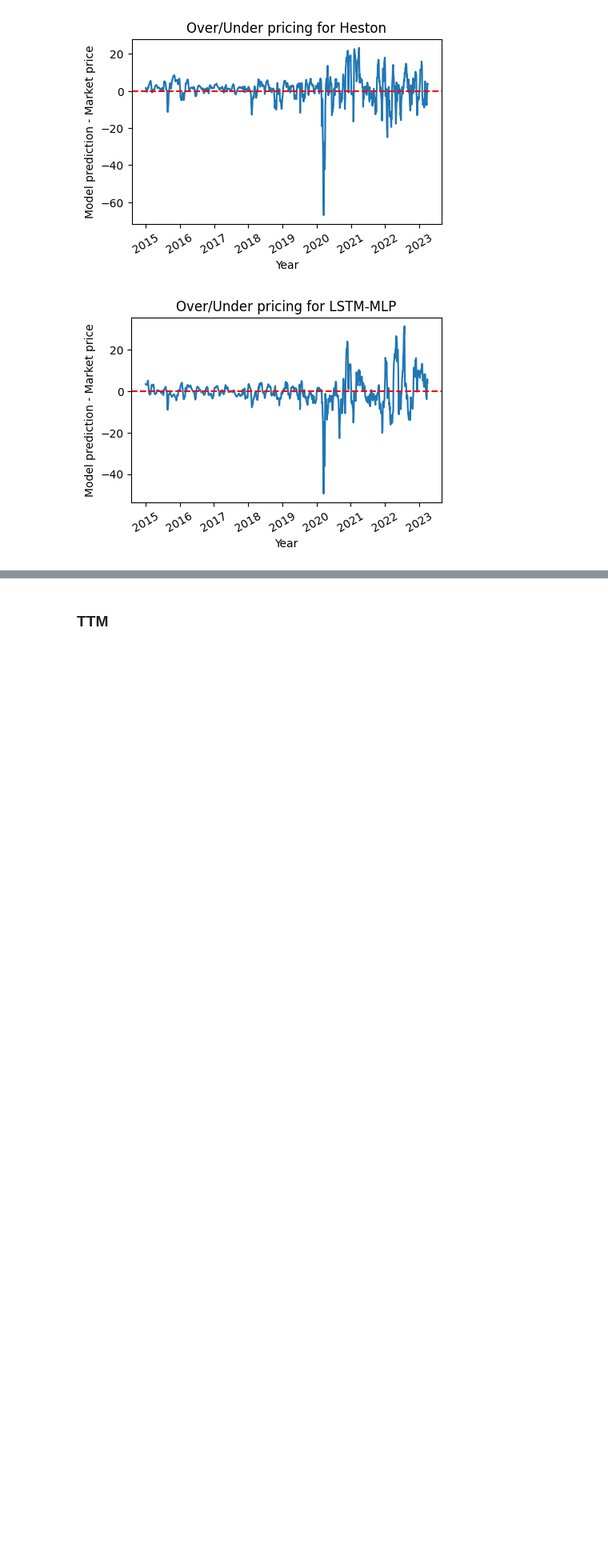
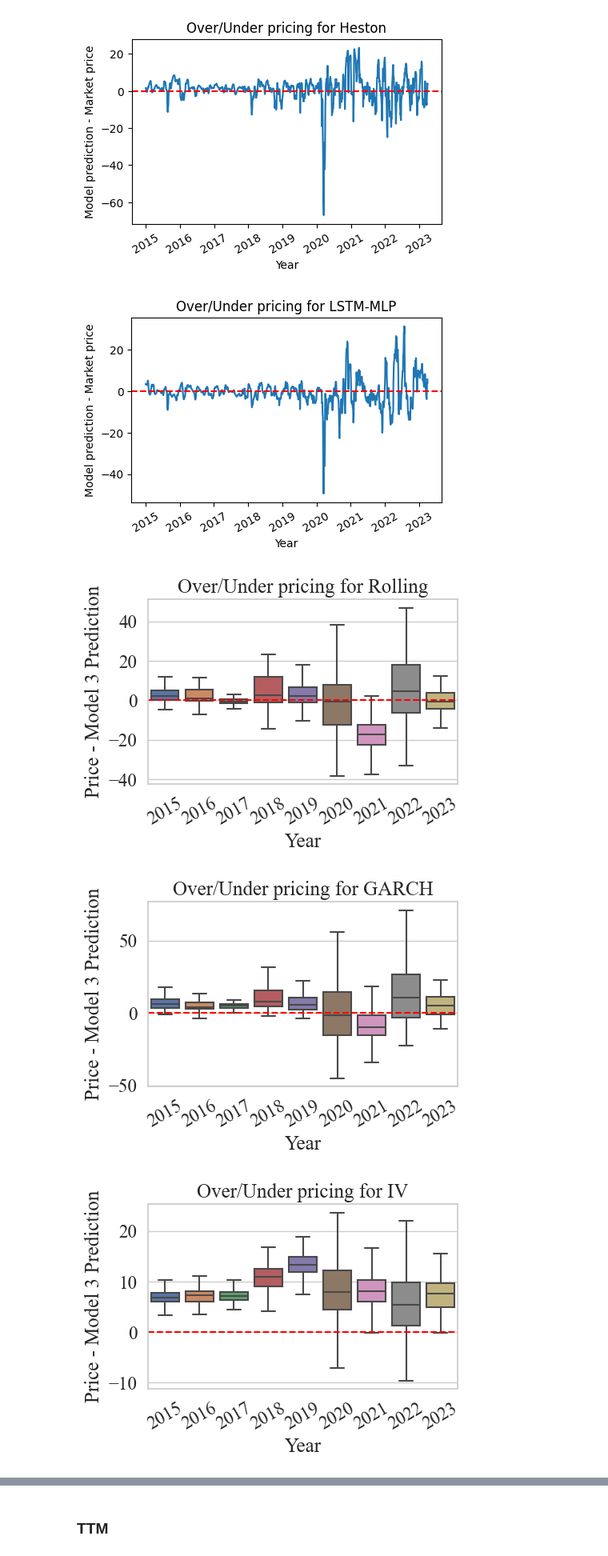
Before and after one commit to erlend-rygg/deep-learning-for-option-pricing, a Jupyter notebook: results_analysis/compare_results.ipynb, the cells around one changed output, grey strips where cells are left out. Shown at 80% size. Drawn from its saved outputs; the diff is of its cells as text; code cells hidden in the pictures; blank space fills up the shorter version.

```diff
--- a/results_analysis/compare_results.ipynb
+++ b/results_analysis/compare_results.ipynb
@@ -192,20 +195,24 @@ for model in ["Rolling", "GARCH", "IV", "Heston", "LSTM-MLP"]:
 # %%
 # Same as above, but using boxplots
 for model in ["Rolling", "GARCH", "IV", "Heston", "LSTM-MLP"]:
     df_temp = df.copy()
     df_temp["Diff"] = df[model] - df["Price"]
     df_temp["Quote_date"] = pd.to_datetime(df_temp["Quote_date"])
     df_temp["Year"] = df_temp["Quote_date"].dt.year
     df_temp["Month"] = df_temp["Quote_date"].dt.month
     df_temp["Day"] = df_temp["Quote_date"].dt.day
 
     df_temp = df_temp.groupby(["Year", "Month", "Day"]).mean().reset_index()
 
     fig, ax = plt.subplots(figsize=(5, 3))
-    sns.boxplot(data=df_temp, x="Year", y="Diff", ax=ax)
+    sns.boxplot(data=df_temp, x="Year", y="Diff", ax=ax, showfliers=False)
     plt.axhline(y=0, color="red", linestyle="--", label="Actual Price")
     plt.ylabel("Price - Model 3 Prediction")
     plt.xlabel("Year")
     plt.title("Over/Under pricing for " + model)
     plt.xticks(rotation=30)
     plt.show()
+# %% [output]
+[figure, added]
+[figure, added]
+[figure, added]
```
Also changed, not shown: parts of 9 cells of this notebook, 1 other file.
